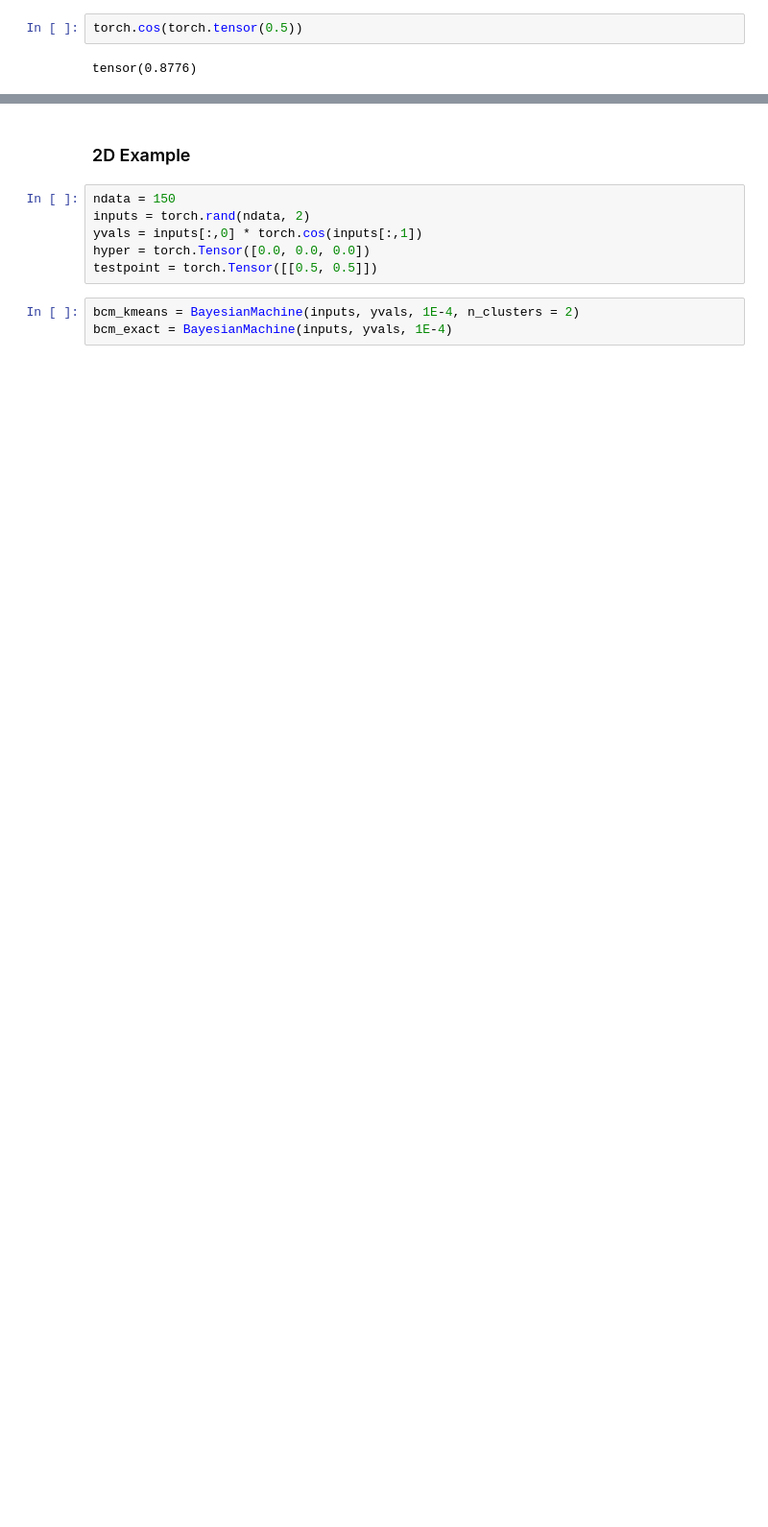
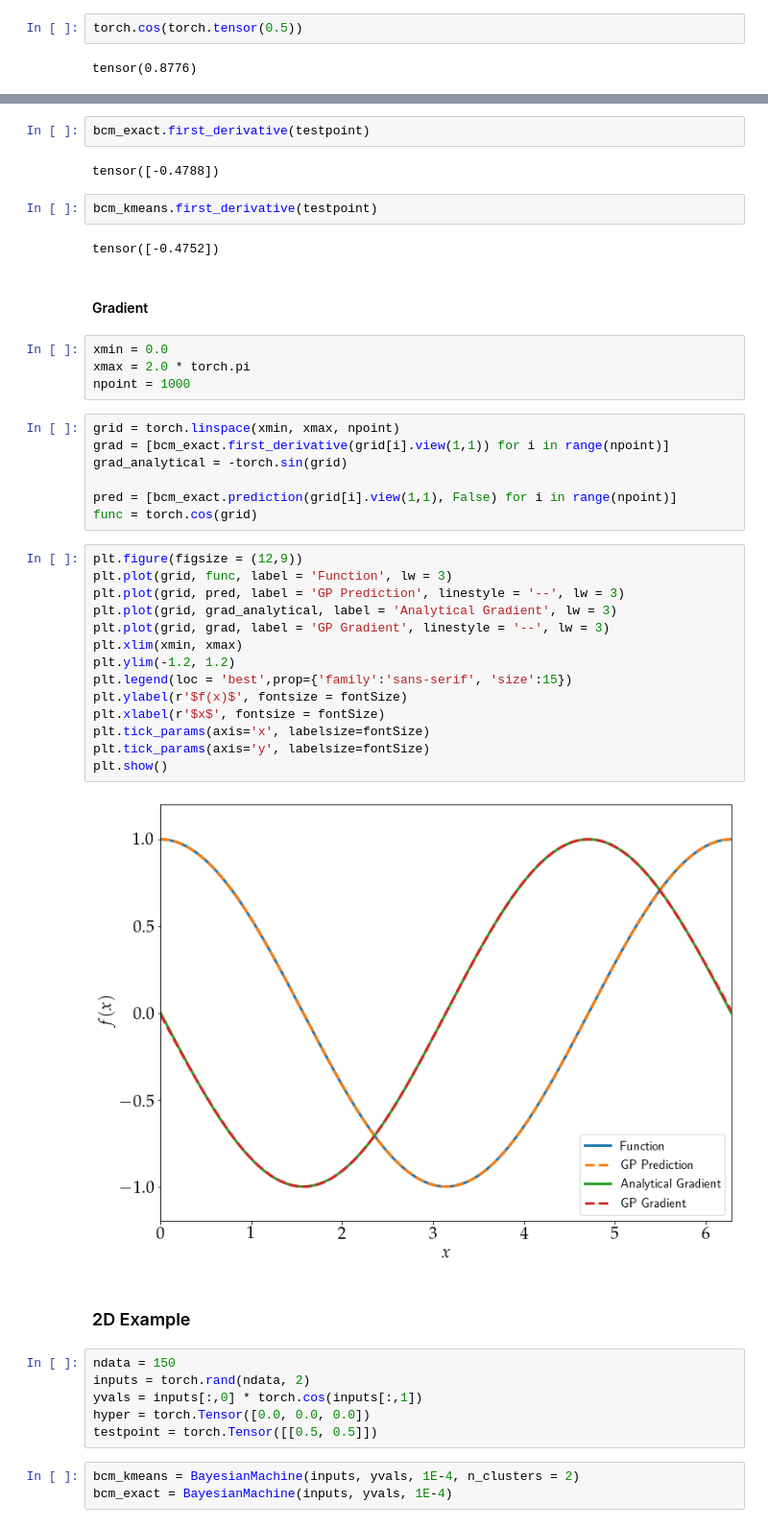
Before and after one commit to Harry45/SUPER, a Jupyter notebook: plotting.ipynb, the cells around one changed output, grey strips where cells are left out. Shown at 96% size. Saved outputs shown, nothing was run; the diff lists cells and outputs as text; blank space fills up the shorter version.

```diff
--- a/plotting.ipynb
+++ b/plotting.ipynb
@@ -136,3 +97,40 @@ bcm_kmeans.prediction(testpoint, True, 1, 'BCM')
+# %%
+bcm_exact.first_derivative(testpoint)
+# %% [output]
+tensor([-0.4788])
+# %%
+bcm_kmeans.first_derivative(testpoint)
+# %% [output]
+tensor([-0.4752])
+# %% [markdown]
+#### Gradient
+# %%
+xmin = 0.0
+xmax = 2.0 * torch.pi
+npoint = 1000
+# %%
+grid = torch.linspace(xmin, xmax, npoint)
+grad = [bcm_exact.first_derivative(grid[i].view(1,1)) for i in range(npoint)]
+grad_analytical = -torch.sin(grid)
+
+pred = [bcm_exact.prediction(grid[i].view(1,1), False) for i in range(npoint)]
+func = torch.cos(grid)
+# %%
+plt.figure(figsize = (12,9))
+plt.plot(grid, func, label = 'Function', lw = 3)
+plt.plot(grid, pred, label = 'GP Prediction', linestyle = '--', lw = 3)
+plt.plot(grid, grad_analytical, label = 'Analytical Gradient', lw = 3)
+plt.plot(grid, grad, label = 'GP Gradient', linestyle = '--', lw = 3)
+plt.xlim(xmin, xmax)
+plt.ylim(-1.2, 1.2)
+plt.legend(loc = 'best',prop={'family':'sans-serif', 'size':15})
+plt.ylabel(r'$f(x)$', fontsize = fontSize)
+plt.xlabel(r'$x$', fontsize = fontSize)
+plt.tick_params(axis='x', labelsize=fontSize)
+plt.tick_params(axis='y', labelsize=fontSize)
+plt.show()
+# %% [output]
+[figure, added]
 # %% [markdown]
 ### 2D Example
 # %%
```
Also changed, not shown: parts of 41 cells of this notebook, 5 other files.
